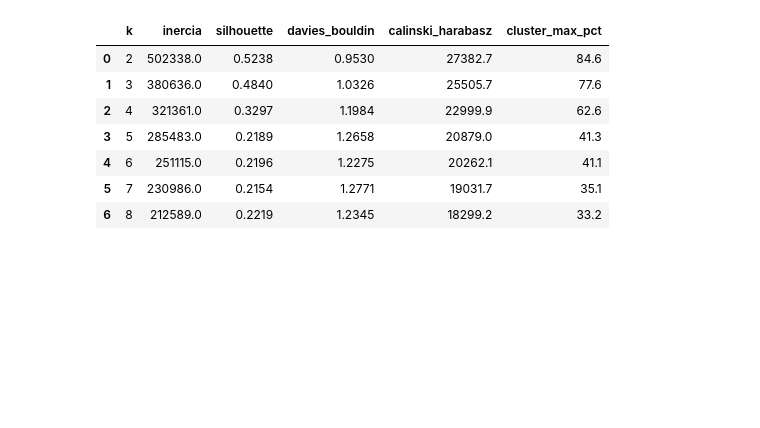
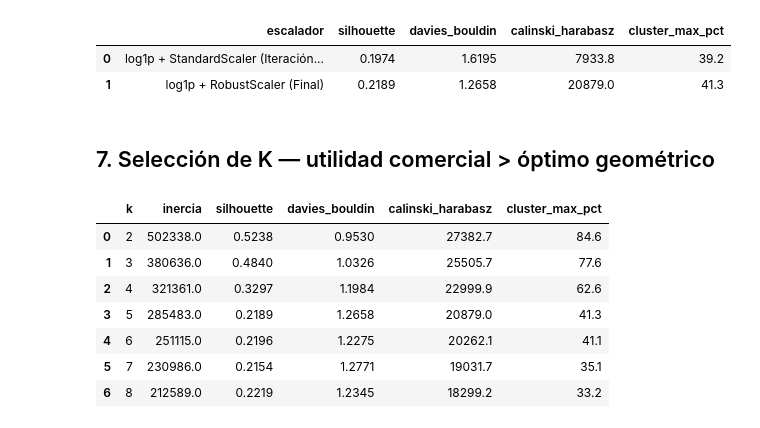
Before and after one commit to DarioSaavedra/work_sample_dario_saavedra, a Jupyter notebook: 02_full_challenge_flow.ipynb, the cells around one changed output. Saved outputs shown, nothing was run; the diff lists cells and outputs as text; code cells hidden in the pictures; blank space fills up the shorter version.

```diff
--- a/02_full_challenge_flow.ipynb
+++ b/02_full_challenge_flow.ipynb
@@ -213,3 +184,17 @@ Las métricas geométricas favorecen *menos* clusters, pero un cluster gigante n
+# %%
+std_k5 = evaluate_kmeans_range(sf, k_values=[5], feature_columns=LOG_CLUSTER_FEATURES, scaler='standard')
+rob_k5 = evaluate_kmeans_range(sf, k_values=[5], feature_columns=LOG_CLUSTER_FEATURES, scaler='robust')
+
+pd.concat([
+    std_k5.assign(escalador='log1p + StandardScaler (Iteración 2A)'),
+    rob_k5.assign(escalador='log1p + RobustScaler  (Final)'),
+], ignore_index=True)[['escalador','silhouette','davies_bouldin','calinski_harabasz','cluster_max_pct']]
+# %% [output]
+|  | escalador | silhouette | davies_bouldin | calinski_harabasz | cluster_max_pct |
+| 0 | log1p + StandardScaler (Iteración... | 0.1974 | 1.6195 | 7933.8 | 39.2 |
+| 1 | log1p + RobustScaler (Final) | 0.2189 | 1.2658 | 20879.0 | 41.3 |
+# %% [markdown]
+## 7. Selección de K — utilidad comercial > óptimo geométrico
 # %%
 evaluation = evaluate_kmeans_range(sf, k_values=range(2, 9),
                                    feature_columns=LOG_CLUSTER_FEATURES, scaler='robust')
```
Also changed, not shown: parts of 48 cells of this notebook, 6 other files.
